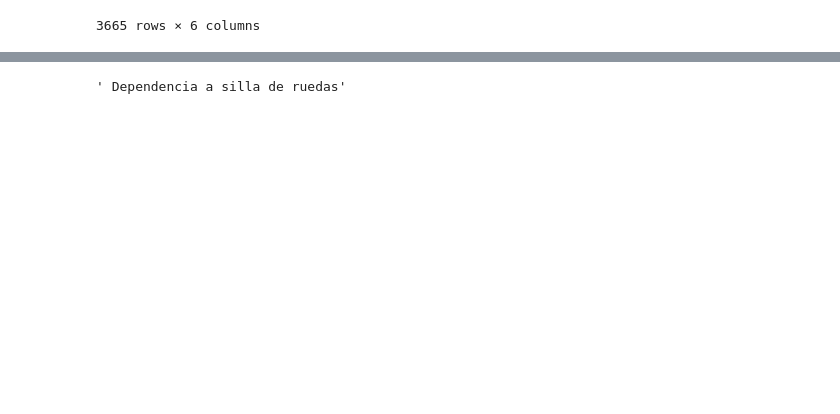
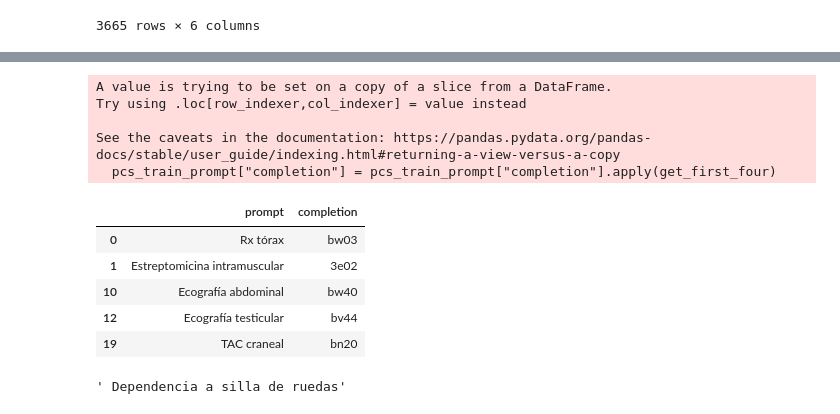
Before and after one commit to putssander/icdllmeval, a Jupyter notebook: notebooks/code_description_generator.ipynb, the cells around one changed output, grey strips where cells are left out. Saved outputs shown, nothing was run; the diff lists cells and outputs as text; code cells hidden in the pictures; blank space fills up the shorter version.

```diff
--- a/notebooks/code_description_generator.ipynb
+++ b/notebooks/code_description_generator.ipynb
@@ -138,6 +155,23 @@ cm_dev_prompt.rename(columns={'SUBSTRING': 'prompt', 'DESCRIPTION': 'completion'
 
 cm_test_prompt = cm_test[['SUBSTRING', 'DESCRIPTION']]
 cm_test_prompt.rename(columns={'SUBSTRING': 'prompt', 'DESCRIPTION': 'completion'}, inplace=True)
+# %%
+def get_first_four(code):
+    return code[:4]
+pcs_train_prompt["completion"] = pcs_train_prompt["completion"].apply(get_first_four)
+pcs_train_prompt.head()
+# %% [output]
+A value is trying to be set on a copy of a slice from a DataFrame.
+Try using .loc[row_indexer,col_indexer] = value instead
+
+See the caveats in the documentation: https://pandas.pydata.org/pandas-docs/stable/user_guide/indexing.html#returning-a-view-versus-a-copy
+  pcs_train_prompt["completion"] = pcs_train_prompt["completion"].apply(get_first_four)
+|  | prompt | completion |
+| 0 | Rx tórax | bw03 |
+| 1 | Estreptomicina intramuscular | 3e02 |
+| 10 | Ecografía abdominal | bw40 |
+| 12 | Ecografía testicular | bv44 |
+| 19 | TAC craneal | bn20 |
 # %%
 def get_llamda2_text(prompt, completion):
     return f"### Human: {prompt} ### Assistant: {completion}"
```
Also changed, not shown: parts of 13 cells of this notebook, 8 other files.
